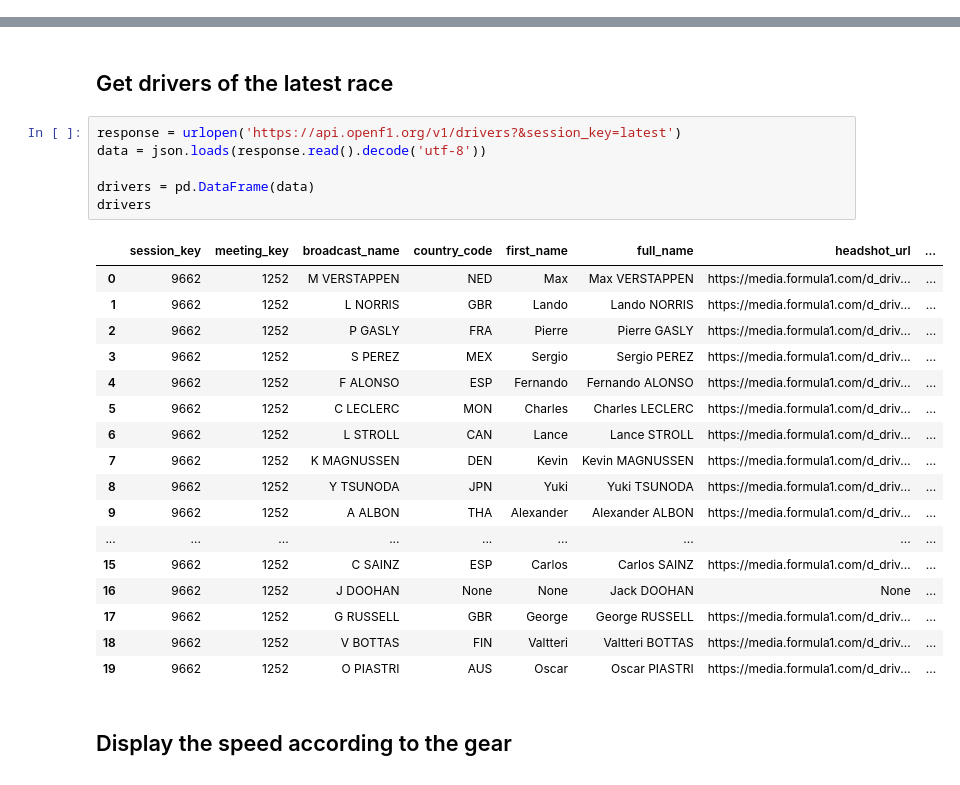
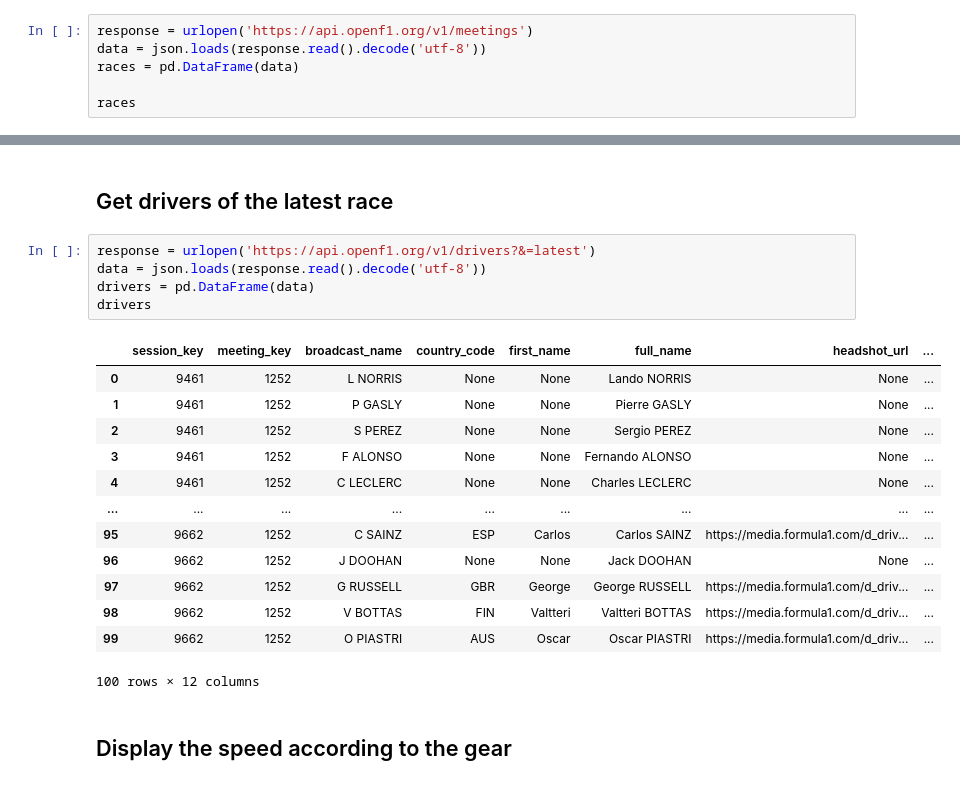
Before and after one commit to QQTipu/formula1, a Jupyter notebook: playground.ipynb, the cells around one changed output, grey strips where cells are left out. Drawn from its saved outputs; the diff is of its cells as text.

```diff
--- a/playground.ipynb
+++ b/playground.ipynb
@@ -10,0 +14,6 @@ from urllib.request import urlopen
+# %%
+response = urlopen('https://api.openf1.org/v1/meetings')
+data = json.loads(response.read().decode('utf-8'))
+races = pd.DataFrame(data)
+
+races
@@ -11,28 +38,23 @@ from urllib.request import urlopen
 # %% [markdown]
 ## Get drivers of the latest race
 # %%
-response = urlopen('https://api.openf1.org/v1/drivers?&session_key=latest')
+response = urlopen('https://api.openf1.org/v1/drivers?&=latest')
 data = json.loads(response.read().decode('utf-8'))
-
 drivers = pd.DataFrame(data)
 drivers
 # %% [output]
 |  | session_key | meeting_key | broadcast_name | country_code | first_name | full_name | headshot_url | ... |
-| 0 | 9662 | 1252 | M VERSTAPPEN | NED | Max | Max VERSTAPPEN | https://media.formula1.com/d_driv... | ... |
-| 1 | 9662 | 1252 | L NORRIS | GBR | Lando | Lando NORRIS | https://media.formula1.com/d_driv... | ... |
-| 2 | 9662 | 1252 | P GASLY | FRA | Pierre | Pierre GASLY | https://media.formula1.com/d_driv... | ... |
-| 3 | 9662 | 1252 | S PEREZ | MEX | Sergio | Sergio PEREZ | https://media.formula1.com/d_driv... | ... |
-| 4 | 9662 | 1252 | F ALONSO | ESP | Fernando | Fernando ALONSO | https://media.formula1.com/d_driv... | ... |
-| 5 | 9662 | 1252 | C LECLERC | MON | Charles | Charles LECLERC | https://media.formula1.com/d_driv... | ... |
-| 6 | 9662 | 1252 | L STROLL | CAN | Lance | Lance STROLL | https://media.formula1.com/d_driv... | ... |
-| 7 | 9662 | 1252 | K MAGNUSSEN | DEN | Kevin | Kevin MAGNUSSEN | https://media.formula1.com/d_driv... | ... |
-| 8 | 9662 | 1252 | Y TSUNODA | JPN | Yuki | Yuki TSUNODA | https://media.formula1.com/d_driv... | ... |
-| 9 | 9662 | 1252 | A ALBON | THA | Alexander | Alexander ALBON | https://media.formula1.com/d_driv... | ... |
+| 0 | 9461 | 1252 | L NORRIS | None | None | Lando NORRIS | None | ... |
+| 1 | 9461 | 1252 | P GASLY | None | None | Pierre GASLY | None | ... |
+| 2 | 9461 | 1252 | S PEREZ | None | None | Sergio PEREZ | None | ... |
+| 3 | 9461 | 1252 | F ALONSO | None | None | Fernando ALONSO | None | ... |
+| 4 | 9461 | 1252 | C LECLERC | None | None | Charles LECLERC | None | ... |
 | ... | ... | ... | ... | ... | ... | ... | ... | ... |
-| 15 | 9662 | 1252 | C SAINZ | ESP | Carlos | Carlos SAINZ | https://media.formula1.com/d_driv... | ... |
-| 16 | 9662 | 1252 | J DOOHAN | None | None | Jack DOOHAN | None | ... |
-| 17 | 9662 | 1252 | G RUSSELL | GBR | George | George RUSSELL | https://media.formula1.com/d_driv... | ... |
-| 18 | 9662 | 1252 | V BOTTAS | FIN | Valtteri | Valtteri BOTTAS | https://media.formula1.com/d_driv... | ... |
-| 19 | 9662 | 1252 | O PIASTRI | AUS | Oscar | Oscar PIASTRI | https://media.formula1.com/d_driv... | ... |
+| 95 | 9662 | 1252 | C SAINZ | ESP | Carlos | Carlos SAINZ | https://media.formula1.com/d_driv... | ... |
+| 96 | 9662 | 1252 | J DOOHAN | None | None | Jack DOOHAN | None | ... |
+| 97 | 9662 | 1252 | G RUSSELL | GBR | George | George RUSSELL | https://media.formula1.com/d_driv... | ... |
+| 98 | 9662 | 1252 | V BOTTAS | FIN | Valtteri | Valtteri BOTTAS | https://media.formula1.com/d_driv... | ... |
+| 99 | 9662 | 1252 | O PIASTRI | AUS | Oscar | Oscar PIASTRI | https://media.formula1.com/d_driv... | ... |
+100 rows × 12 columns
 # %% [markdown]
 ## Display the speed according to the gear
```
Also changed, not shown: parts of 7 cells of this notebook.
